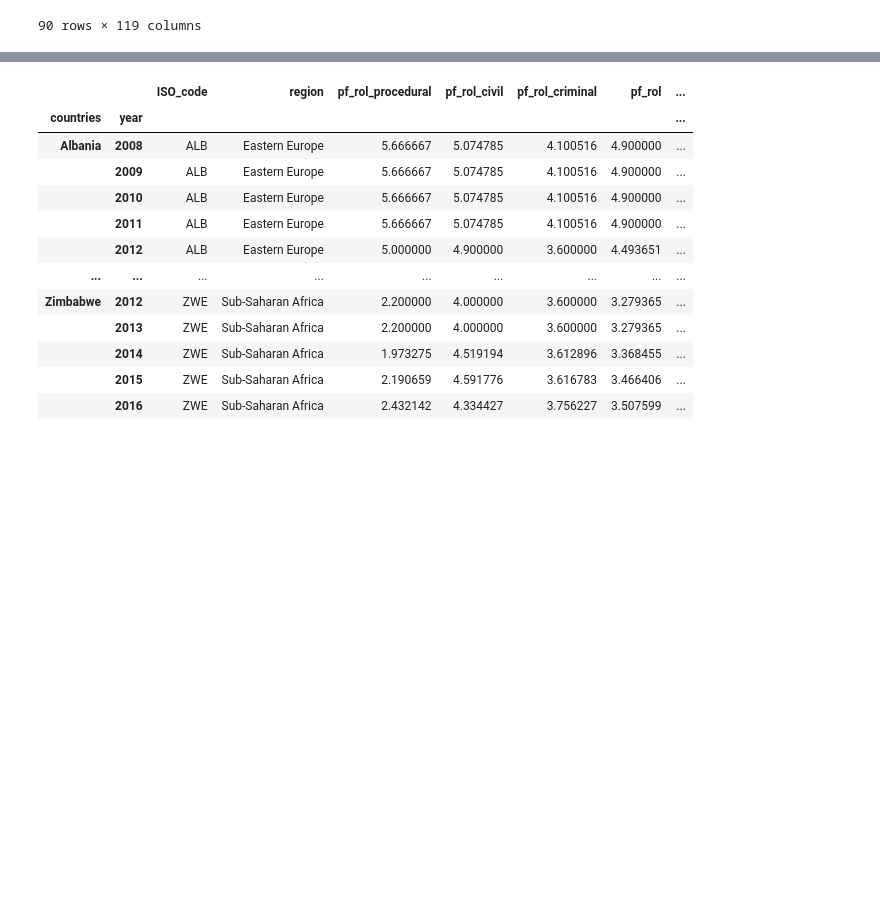
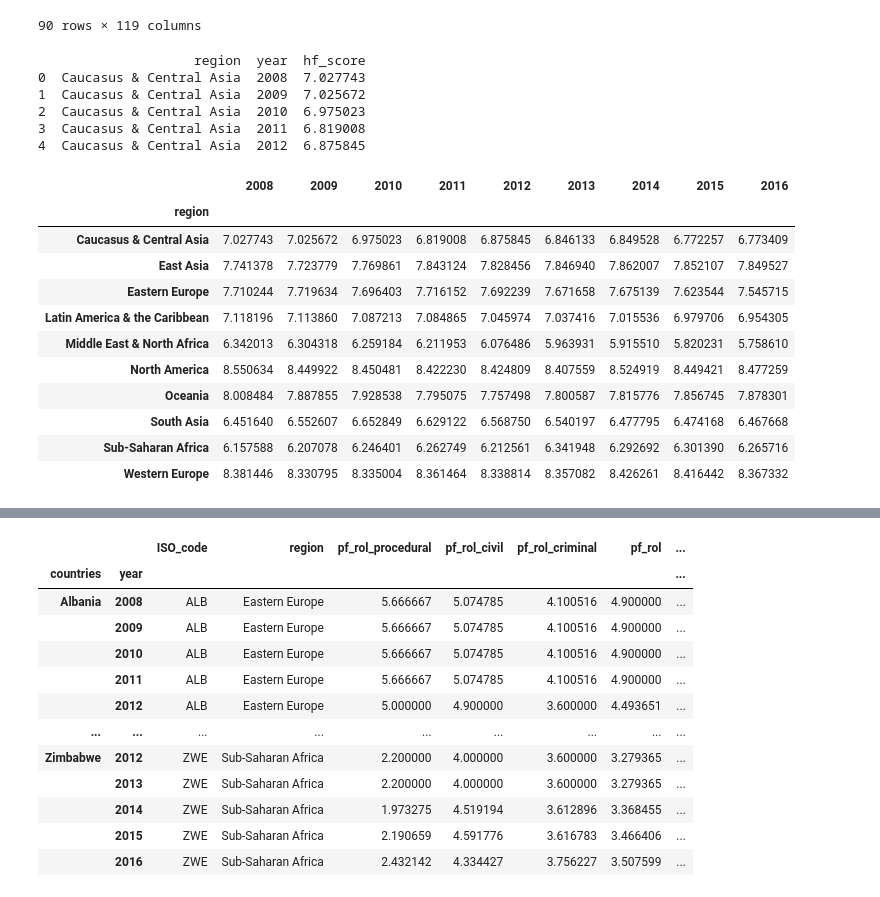
Before and after one commit to shamrockbandit/Project1_repo, a Jupyter notebook: readFreeData.ipynb, the cells around one changed output, grey strips where cells are left out. Cells and saved outputs as stored; diff of their text form; code cells hidden in the pictures; blank space fills up the shorter version.

```diff
--- a/readFreeData.ipynb
+++ b/readFreeData.ipynb
@@ -183,3 +183,52 @@ freeRegionYear_mean_df
 |  | 2015 | 8.649820 | 7.659907 | 7.536095 | 7.948602 | 9.625541 | ... |
 |  | 2016 | 8.550366 | 7.635359 | 7.431712 | 7.808748 | 9.641896 | ... |
 90 rows × 119 columns
+# %%
+## Other Methods.
+## Filter Groupby by a relevant column (e.g hf_score)
+temp_ds = freeRegionYear_gb['hf_score'].mean()
+
+## take means, and setup data frame
+region_hfscore_mean_df = temp_ds.reset_index()
+print(f"{region_hfscore_mean_df.head()}")
+# %% [output]
+                    region  year  hf_score
+0  Caucasus & Central Asia  2008  7.027743
+1  Caucasus & Central Asia  2009  7.025672
+2  Caucasus & Central Asia  2010  6.975023
+3  Caucasus & Central Asia  2011  6.819008
+4  Caucasus & Central Asia  2012  6.875845
+# %%
+# Pivot the data by region x year
+region_hfscore_pivot_df = pd.pivot_table(region_hfscore_mean_df, index="region", columns="year")
+region_hfscore_pivot_df
+
+# Data column munging to clean df up and easier to use
+# # https://stackoverflow.com/questions/22233488/pandas-drop-a-level-from-a-multi-level-column-index
+# # https://stackoverflow.com/questions/36752439/how-do-i-flatten-a-python-pandas-pivot-table-and-manipulate-the-column-names
+## drop the hf_score level and lable
+region_hfscore_pivot_df.columns = region_hfscore_pivot_df.columns.droplevel(0)
+
+## drop the 'year' name of the column axis
+region_hfscore_pivot_df.columns.name = None
+
+## flatten the columns
+region_hfscore_pivot_df.reset_index(inplace=True)
+
+## set the index back to region (may not do this step)
+region_hfscore_pivot_df.set_index('region', drop=True, inplace=True)
+
+region_hfscore_pivot_df
+# %% [output]
+|  | 2008 | 2009 | 2010 | 2011 | 2012 | 2013 | 2014 | 2015 | 2016 |
+| region |  |  |  |  |  |  |  |  |  |
+| Caucasus & Central Asia | 7.027743 | 7.025672 | 6.975023 | 6.819008 | 6.875845 | 6.846133 | 6.849528 | 6.772257 | 6.773409 |
+| East Asia | 7.741378 | 7.723779 | 7.769861 | 7.843124 | 7.828456 | 7.846940 | 7.862007 | 7.852107 | 7.849527 |
+| Eastern Europe | 7.710244 | 7.719634 | 7.696403 | 7.716152 | 7.692239 | 7.671658 | 7.675139 | 7.623544 | 7.545715 |
+| Latin America & the Caribbean | 7.118196 | 7.113860 | 7.087213 | 7.084865 | 7.045974 | 7.037416 | 7.015536 | 6.979706 | 6.954305 |
+| Middle East & North Africa | 6.342013 | 6.304318 | 6.259184 | 6.211953 | 6.076486 | 5.963931 | 5.915510 | 5.820231 | 5.758610 |
+| North America | 8.550634 | 8.449922 | 8.450481 | 8.422230 | 8.424809 | 8.407559 | 8.524919 | 8.449421 | 8.477259 |
+| Oceania | 8.008484 | 7.887855 | 7.928538 | 7.795075 | 7.757498 | 7.800587 | 7.815776 | 7.856745 | 7.878301 |
+| South Asia | 6.451640 | 6.552607 | 6.652849 | 6.629122 | 6.568750 | 6.540197 | 6.477795 | 6.474168 | 6.467668 |
+| Sub-Saharan Africa | 6.157588 | 6.207078 | 6.246401 | 6.262749 | 6.212561 | 6.341948 | 6.292692 | 6.301390 | 6.265716 |
+| Western Europe | 8.381446 | 8.330795 | 8.335004 | 8.361464 | 8.338814 | 8.357082 | 8.426261 | 8.416442 | 8.367332 |
```
Also changed, not shown: parts of 10 cells of this notebook, 2 other files.
